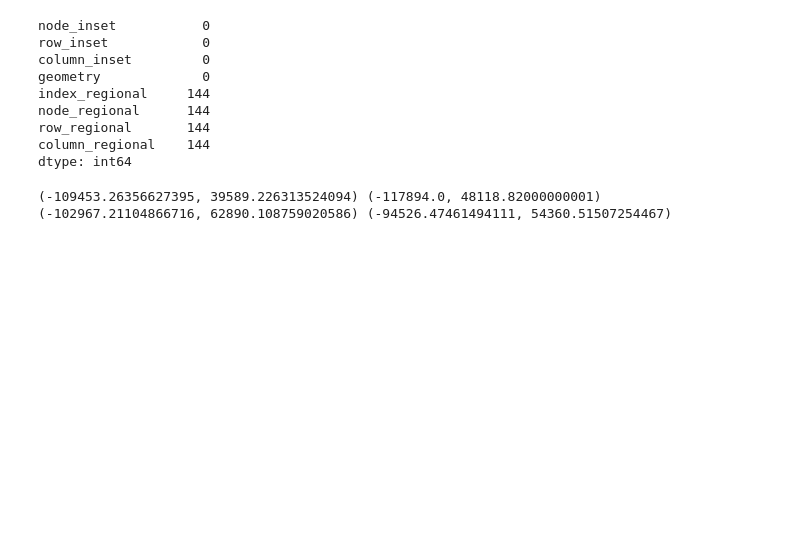
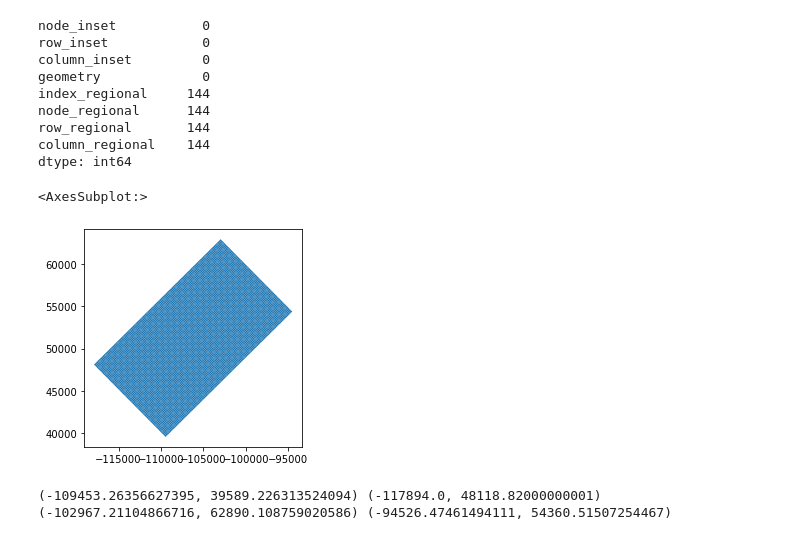
Before and after one commit to andrewcalderwood/CosumnesRiverRecharge, a Jupyter notebook: modflow_development/RIV_Regional/WEL_RIV_RCH_GHB_tprogs.ipynb, the cells around one changed output. Saved outputs shown, nothing was run; the diff lists cells and outputs as text; code cells hidden in the pictures; blank space fills up the shorter version.

```diff
--- a/modflow_development/RIV_Regional/WEL_RIV_RCH_GHB_tprogs.ipynb
+++ b/modflow_development/RIV_Regional/WEL_RIV_RCH_GHB_tprogs.ipynb
@@ -195,6 +194,11 @@ grid_regional.geometry = grid_regional.buffer(-99)
 grid_ref = gpd.sjoin(grid_p, grid_regional.to_crs('epsg:3310'), how = 'left',predicate = 'contains',
                      lsuffix='inset', rsuffix = 'regional')
 # grid_ref = pd.DataFrame(grid_ref.loc[:,['row_inset','column_inset','row_regional','column_regional']])
+# %%
+grid_ref.plot()
+# %% [output]
+<AxesSubplot:>
+[figure, added]
 # %%
 # Get vertexes of model domain
 # ll = mg.get_coords(0, 0) #lower left
```
Also changed, not shown: parts of 18 cells of this notebook.
